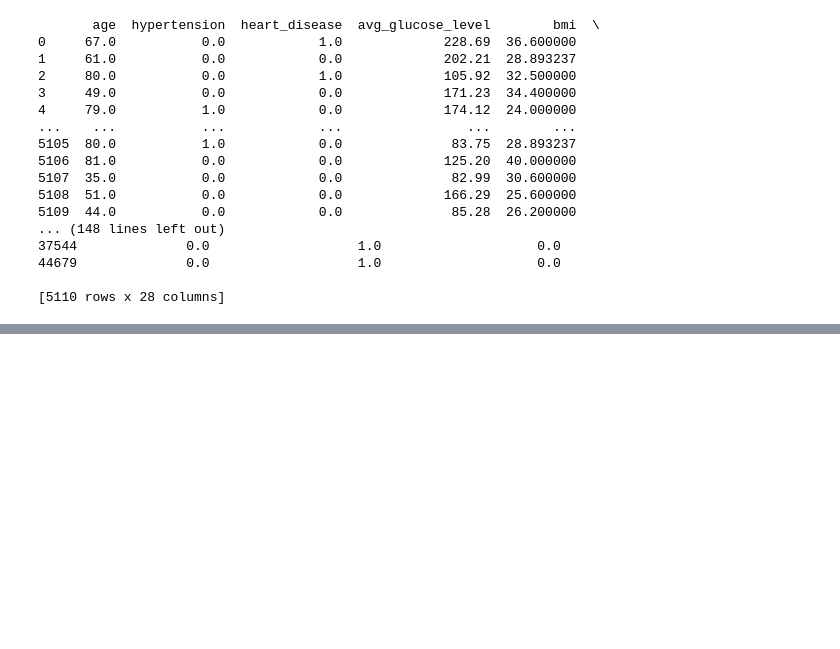
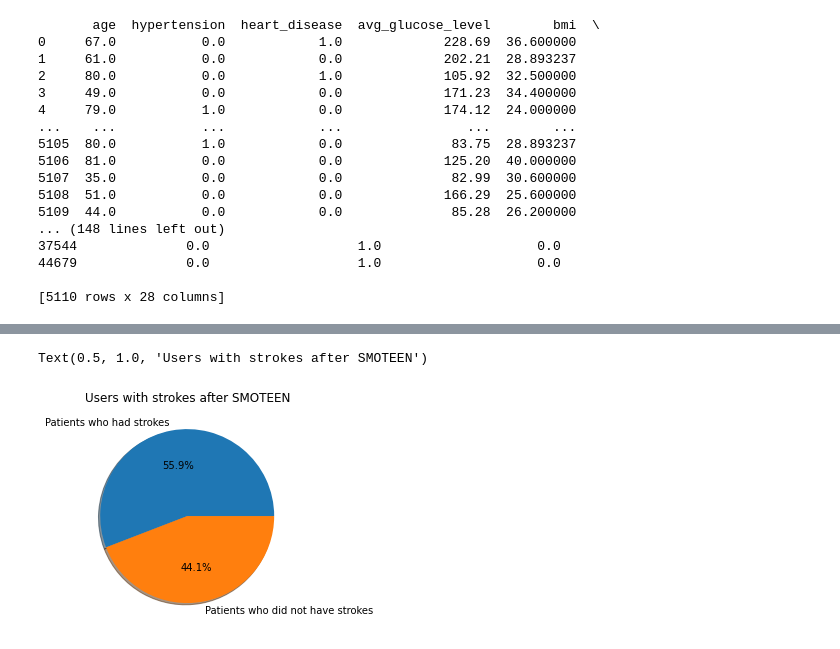
Before and after one commit to sean-ashley/Stroke-Prediction-App, a Jupyter notebook: training/smoteen_vis.ipynb, the cells around one changed output, grey strips where cells are left out. Saved outputs shown, nothing was run; the diff lists cells and outputs as text; code cells hidden in the pictures; blank space fills up the shorter version.

```diff
--- a/training/smoteen_vis.ipynb
+++ b/training/smoteen_vis.ipynb
@@ -64,0 +71,9 @@ num_of_non_strokes = data.shape[0] - num_of_strokes
+# %%
+#use smoteen on that data
+#seperate stroke data and X
+y = data["stroke"]
+X = data.drop(columns = ["stroke"],axis = 1)
+
+smoteen = SMOTEENN()
+smoteen_X, smoteen_y = smoteen.fit_resample(X,y)
+smoteen_y
@@ -64,0 +93,10 @@ num_of_non_strokes = data.shape[0] - num_of_strokes
+# %%
+#find the number of strokes in the data and non strokes
+num_of_strokes = smoteen_y.sum()
+num_of_non_strokes = smoteen_y.shape[0] - num_of_strokes
+#plot the data in a pie chart
+pie_chart = plt.pie([num_of_strokes,num_of_non_strokes],labels = ["Patients who had strokes","Patients who did not have strokes"],shadow = True,autopct='%1.1f%%')
+plt.title('Users with strokes after SMOTEEN')
+# %% [output]
+Text(0.5, 1.0, 'Users with strokes after SMOTEEN')
+[figure, added]
```
Also changed, not shown: parts of 4 cells of this notebook, 3 other files.
